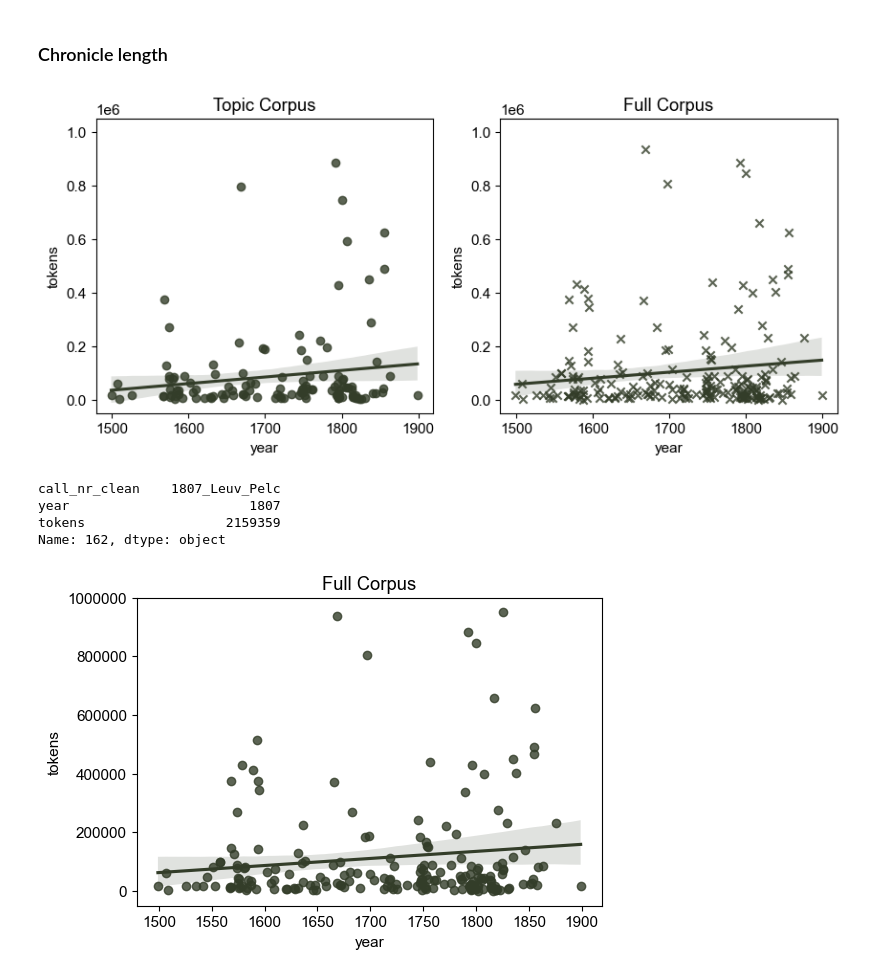
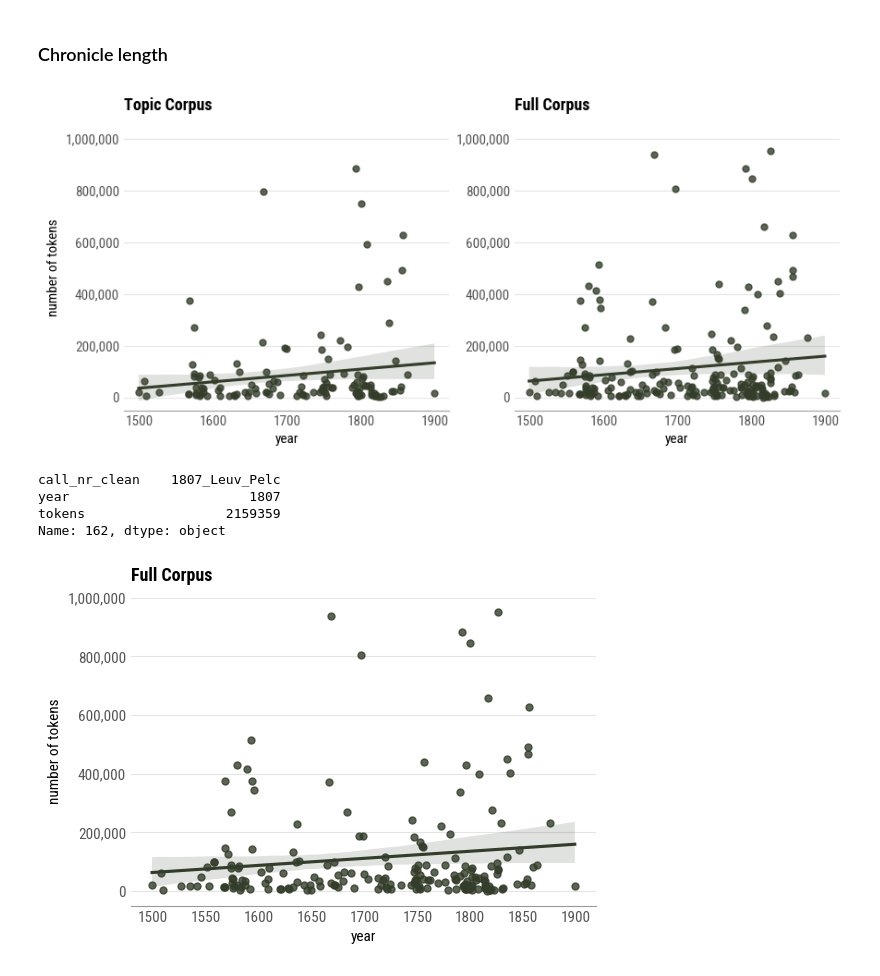
Before and after one commit to awlassche/phd-info-dynamics-chronicles, a Jupyter notebook: corpus/scripts/count_chronicles.ipynb, the cells around one changed output. Drawn from its saved outputs; the diff is of its cells as text; code cells hidden in the pictures.

```diff
--- a/corpus/scripts/count_chronicles.ipynb
+++ b/corpus/scripts/count_chronicles.ipynb
@@ -28,7 +35,7 @@ pat_unreadable = re.compile(r'#|@', re.UNICODE)
 # %% [markdown]
 ## Count chronicles directly from Surfdrive
 # %%
-full_corpus = 'path-to/Status definitieve corpus_2.xlsx'
+full_corpus = '../Status definitieve corpus_2.xlsx'
 
 corpus = pd.read_excel(full_corpus, sheet_name='Alle kronieken')
 corpus = corpus[['Batch', 'Call Number', 'Transcriptie klaar', 'Geannoteerd', 'Geannoteerd (bronnen van informatie)', 'Datums genormaliseerd']]
@@ -89,12 +92,12 @@ corpus_annotated.shape
 # %%
-df_full = corpus.groupby('cut')['Call Number', 'call_nr_clean'].nunique().reset_index()
+df_full = corpus.groupby('cut')[['Call Number', 'call_nr_clean']].nunique().reset_index()
 
 corpus_events = corpus[corpus['Datums genormaliseerd'] == 'Yes']
-df_events = corpus_events.groupby('cut')['Call Number', 'call_nr_clean'].nunique().reset_index()
+df_events = corpus_events.groupby('cut')[['Call Number', 'call_nr_clean']].nunique().reset_index()
 
 #corpus_sources = corpus[corpus['Geannoteerd (bronnen van informatie)'] != 'nee']
 corpus_sources = corpus[corpus['Geannoteerd (bronnen van informatie)'].isin(['Ja', 'gedeelte'])]
-df_sources = corpus_sources.groupby('cut')['Call Number', 'call_nr_clean'].nunique().reset_index()
+df_sources = corpus_sources.groupby('cut')[['Call Number', 'call_nr_clean']].nunique().reset_index()
 # %%
 corpus_sources.shape
 # %% [output]
@@ -181,0 +217,3 @@ dtype: object
+# %%
+full_grouped = pd.read_csv('../full_grouped.csv', index_col=0)
+full_grouped.head()
@@ -263,25 +354,38 @@ plt.savefig('../images/source_corpus_chronicles.pdf', bbox_inches = 'tight')
 # %% [markdown]
 ### Chronicle length
 # %%
-fig, axs = plt.subplots(1, 2, figsize=(10,4), sharex=True)
+fig, axs = plt.subplots(1, 2, figsize=(10, 4), sharex=True)
 
-sns.regplot(ax=axs[0], x='year', y='tokens', data=events_grouped, marker='o', scatter_kws = {'color': '#333D29'}, line_kws = {'color': '#333D29'})
-sns.regplot(ax=axs[1], x='year', y='tokens', data=full_grouped, marker='x', scatter_kws = {'color': '#333D29'}, line_kws = {'color': '#333D29'})
-axs[0].set_title('Topic Corpus')
-axs[1].set_title('Full Corpus')
-axs[0].set_ylim(-50000,1050000)
-axs[1].set_ylim(-50000,1050000)
-#axs.set_title('Number of tokens per chronicle in the Topic Corpus')
-axs[0].set_ylabel('tokens')
-#axs[1].set_ylabel('tokens')
+sns.regplot(ax=axs[0], x='year', y='tokens', data=events_grouped, marker='o',
+            scatter_kws={'color': '#333D29', 's': 25, 'zorder': 3}, line_kws={'color': '#333D29'})
+sns.regplot(ax=axs[1], x='year', y='tokens', data=full_grouped, marker='o',
+            scatter_kws={'color': '#333D29', 's': 25, 'zorder': 3}, line_kws={'color': '#333D29'})
+
+axs[0].set_title('Topic Corpus', fontweight='bold', fontsize=13, loc='left', pad=12)
+axs[1].set_title('Full Corpus', fontweight='bold', fontsize=13, loc='left', pad=12)
+axs[0].yaxis.set_major_formatter(plt.FuncFormatter(lambda x, _: f'{int(x):,}'))
+axs[1].yaxis.set_major_formatter(plt.FuncFormatter(lambda x, _: f'{int(x):,}'))
+
+axs[0].set_ylim(-50000, 1050000)
+axs[1].set_ylim(-50000, 1050000)
+axs[0].set_ylabel('number of tokens')
+axs[1].set_ylabel('')
 axs[0].set_xlabel('year')
 axs[1].set_xlabel('year')
-#axs[0].get_yaxis().set_major_formatter(matplotlib.ticker.FuncFormatter(lambda x, p: format(int(x), ',')))
-#axs[1].get_yaxis().set_major_formatter(matplotlib.ticker.FuncFormatter(lambda x, p: format(int(x), ',')))
 
-plt.savefig('../images/chronicles_tokens_topic_full.pdf', bbox_inches='tight')
+for ax in axs:
+    #ax.ticklabel_format(useOffset=False, style='plain')
+    ax.spines['top'].set_visible(False)
+    ax.spines['right'].set_visible(False)
+    ax.spines['left'].set_visible(False)
+    ax.spines['bottom'].set_color('#999999')
+    ax.tick_params(axis='both', length=0, colors='#555555')
+    ax.yaxis.grid(True, color='#E5E5E5', linewidth=0.8, zorder=0)
+    ax.set_axisbelow(True)
+
+plt.savefig('../../figures/chronicles_tokens_topic_full.pdf', bbox_inches='tight')
 # %% [output]
-[figure, old version]
+[figure, new version]
 # %%
 max_index = full_grouped['tokens'].idxmax()
 full_grouped.loc[max_index]
@@ -291,18 +395,26 @@ year                       1807
 tokens                  2159359
 Name: 162, dtype: object
 # %%
-fig, axs = plt.subplots(figsize=(6,4))
+fig, axs = plt.subplots(figsize=(6, 4))
 
-sns.regplot(x='year', y='tokens', data=full_grouped, marker='o', scatter_kws = {'color': '#333D29'}, line_kws = {'color': '#333D29'})
-axs.set_ylim(-50000,1000000)
+sns.regplot(x='year', y='tokens', data=full_grouped, marker='o',
+            scatter_kws={'color': '#333D29', 's': 25, 'zorder': 3}, line_kws={'color': '#333D29'})
+
+axs.set_ylim(-50000, 1000000)
 axs.ticklabel_format(useOffset=False, style='plain')
-axs.set_title('Full Corpus')
-axs.set_ylabel('tokens')
-#axs[1].set_ylabel('tokens')
+axs.yaxis.set_major_formatter(plt.FuncFormatter(lambda x, _: f'{int(x):,}'))
+axs.set_title('Full Corpus', fontweight='bold', fontsize=13, loc='left', pad=12)
+axs.set_ylabel('number of tokens')
 axs.set_xlabel('year')
-#axs[0].get_yaxis().set_major_formatter(matplotlib.ticker.FuncFormatter(lambda x, p: format(int(x), ',')))
-#axs[1].get_yaxis().set_major_formatter(matplotlib.ticker.FuncFormatter(lambda x, p: format(int(x), ',')))
 
-plt.savefig('../images/chronicles_tokens_full.pdf', bbox_inches='tight')
+axs.spines['top'].set_visible(False)
+axs.spines['right'].set_visible(False)
+axs.spines['left'].set_visible(False)
+axs.spines['bottom'].set_color('#999999')
+axs.tick_params(axis='both', length=0, colors='#555555')
+axs.yaxis.grid(True, color='#E5E5E5', linewidth=0.8, zorder=0)
+axs.set_axisbelow(True)
+
+plt.savefig('../../figures/chronicles_tokens_full.pdf', bbox_inches='tight')
 # %% [output]
-[figure, old version]
+[figure, new version]
```
Also changed, not shown: parts of 17 cells of this notebook, 20 other files.
